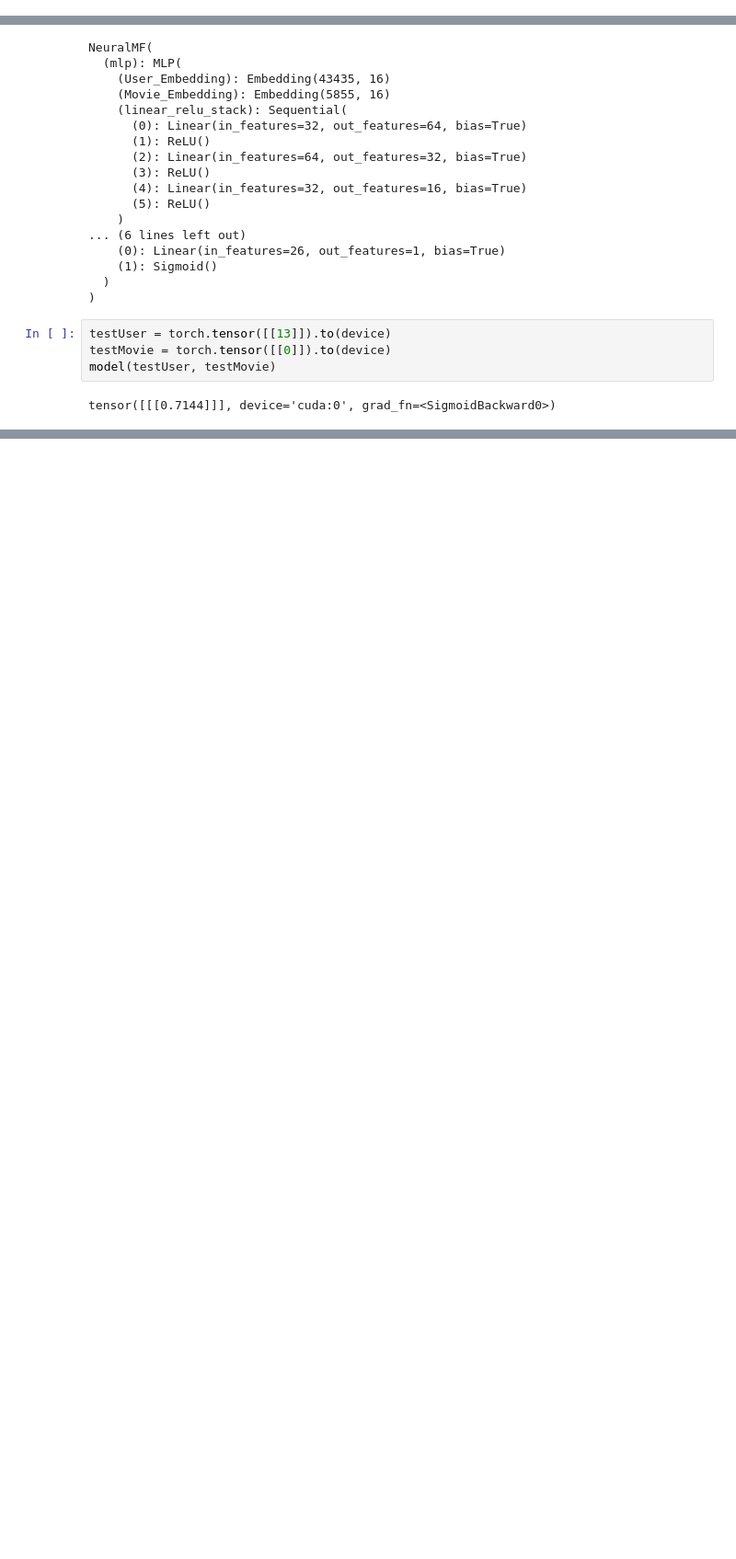
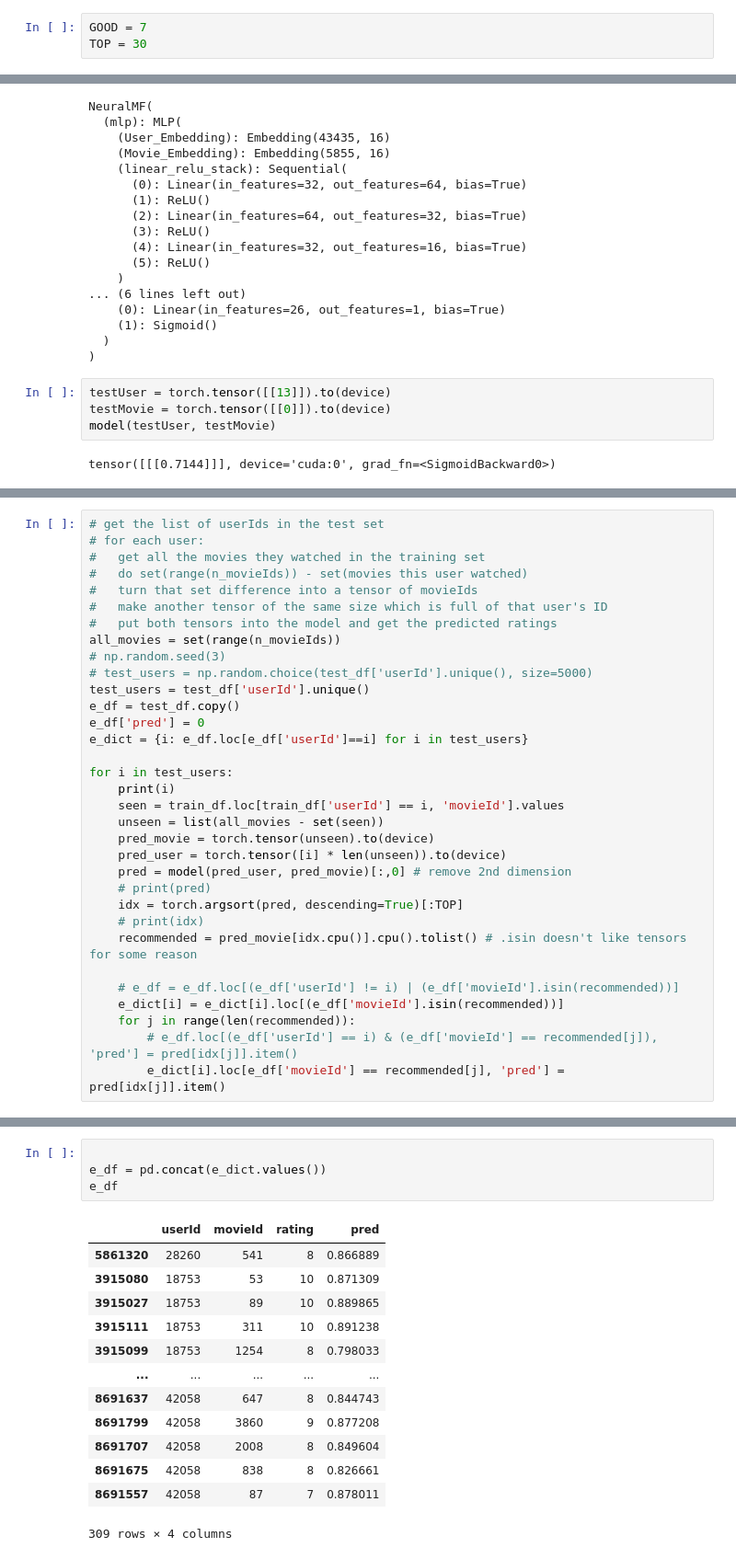
Before and after one commit to mingyeahh/MovieRecommenderSystem, a Jupyter notebook: NeuralMF.ipynb, the cells around one changed output, grey strips where cells are left out. Shown at 92% size. Saved outputs shown, nothing was run; the diff lists cells and outputs as text; blank space fills up the shorter version.

```diff
--- a/NeuralMF.ipynb
+++ b/NeuralMF.ipynb
@@ -12,3 +14,6 @@ device = torch.device("cuda" if torch.cuda.is_available() else "cpu")
+# %%
+GOOD = 7
+TOP = 30
 # %%
 print(f"Using {device} device")
 # %% [output]
@@ -305,0 +311,33 @@ epoch
+# %%
+# get the list of userIds in the test set
+# for each user:
+#   get all the movies they watched in the training set
+#   do set(range(n_movieIds)) - set(movies this user watched)
+#   turn that set difference into a tensor of movieIds
+#   make another tensor of the same size which is full of that user's ID
+#   put both tensors into the model and get the predicted ratings
+all_movies = set(range(n_movieIds))
+# np.random.seed(3)
+# test_users = np.random.choice(test_df['userId'].unique(), size=5000)
+test_users = test_df['userId'].unique()
+e_df = test_df.copy()
+e_df['pred'] = 0
+e_dict = {i: e_df.loc[e_df['userId']==i] for i in test_users}
+
+for i in test_users:
+    print(i)
+    seen = train_df.loc[train_df['userId'] == i, 'movieId'].values
+    unseen = list(all_movies - set(seen))
+    pred_movie = torch.tensor(unseen).to(device)
+    pred_user = torch.tensor([i] * len(unseen)).to(device)
+    pred = model(pred_user, pred_movie)[:,0] # remove 2nd dimension
+    # print(pred)
+    idx = torch.argsort(pred, descending=True)[:TOP]
+    # print(idx)
+    recommended = pred_movie[idx.cpu()].cpu().tolist() # .isin doesn't like tensors for some reason
+
+    # e_df = e_df.loc[(e_df['userId'] != i) | (e_df['movieId'].isin(recommended))]
+    e_dict[i] = e_dict[i].loc[(e_df['movieId'].isin(recommended))]
+    for j in range(len(recommended)):
+        # e_df.loc[(e_df['userId'] == i) & (e_df['movieId'] == recommended[j]), 'pred'] = pred[idx[j]].item()
+        e_dict[i].loc[e_df['movieId'] == recommended[j], 'pred'] = pred[idx[j]].item()
@@ -305,0 +362,18 @@ epoch
+# %%
+
+e_df = pd.concat(e_dict.values())
+e_df
+# %% [output]
+|  | userId | movieId | rating | pred |
+| 5861320 | 28260 | 541 | 8 | 0.866889 |
+| 3915080 | 18753 | 53 | 10 | 0.871309 |
+| 3915027 | 18753 | 89 | 10 | 0.889865 |
+| 3915111 | 18753 | 311 | 10 | 0.891238 |
+| 3915099 | 18753 | 1254 | 8 | 0.798033 |
+| ... | ... | ... | ... | ... |
+| 8691637 | 42058 | 647 | 8 | 0.844743 |
+| 8691799 | 42058 | 3860 | 9 | 0.877208 |
+| 8691707 | 42058 | 2008 | 8 | 0.849604 |
+| 8691675 | 42058 | 838 | 8 | 0.826661 |
+| 8691557 | 42058 | 87 | 7 | 0.878011 |
+309 rows × 4 columns
```
Also changed, not shown: parts of 15 cells of this notebook, 11 other files.
